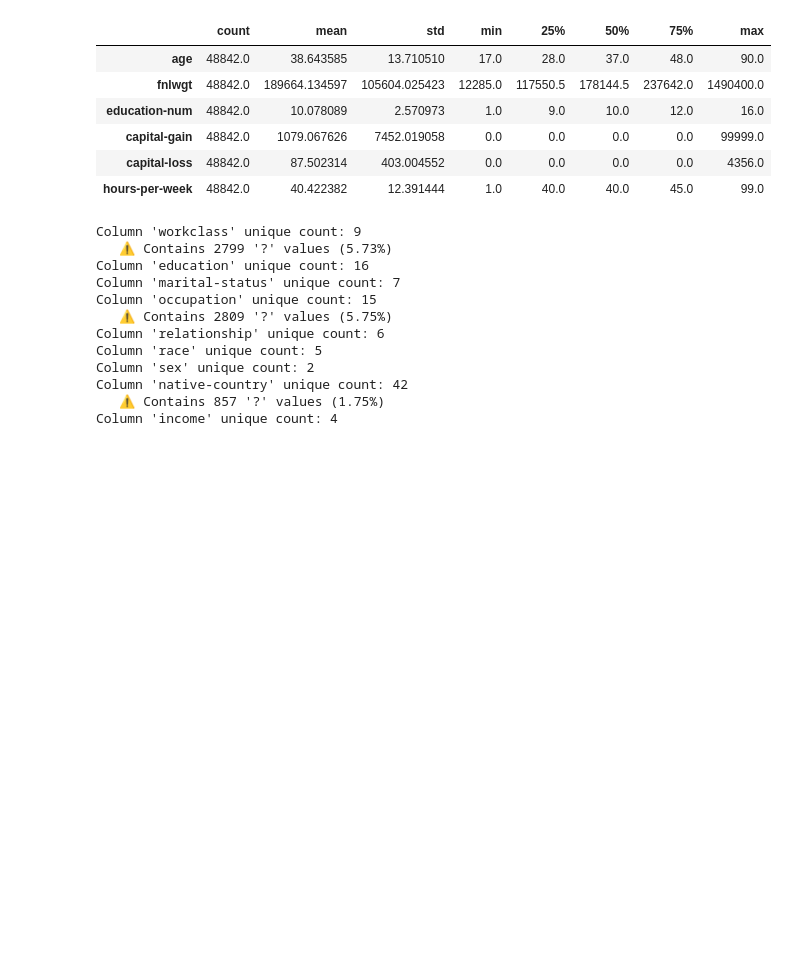
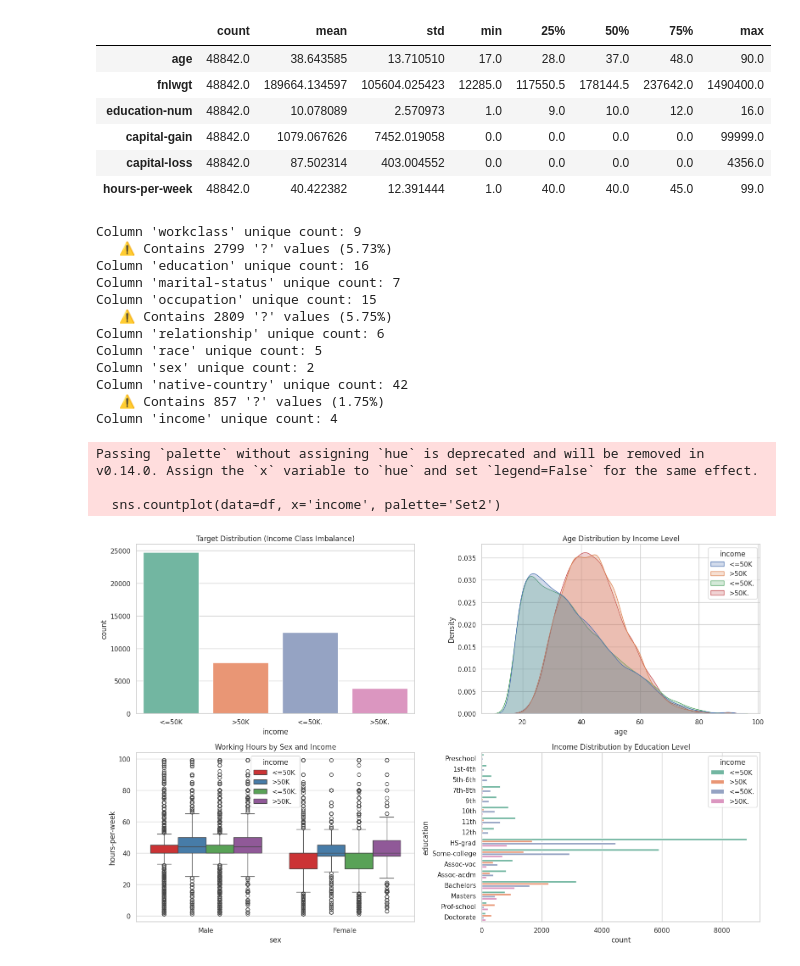
Before and after one commit to Malek720/MachineLearning, a Jupyter notebook: adult.ipynb, the cells around one changed output. Drawn from its saved outputs; the diff is of its cells as text; code cells hidden in the pictures; blank space fills up the shorter version.

```diff
--- a/adult.ipynb
+++ b/adult.ipynb
@@ -134,3 +160,39 @@ Column 'sex' unique count: 2
 Column 'native-country' unique count: 42
    ⚠️ Contains 857 '?' values (1.75%)
 Column 'income' unique count: 4
+# %%
+import matplotlib.pyplot as plt
+import seaborn as sns
+
+# Set style
+sns.set_theme(style="whitegrid")
+plt.figure(figsize=(16, 10))
+
+# 1. Target Class Distribution
+plt.subplot(2, 2, 1)
+sns.countplot(data=df, x='income', palette='Set2')
+plt.title("Target Distribution (Income Class Imbalance)")
+
+# 2. Age distribution by Income
+plt.subplot(2, 2, 2)
+sns.kdeplot(data=df, x='age', hue='income', fill=True, common_norm=False)
+plt.title("Age Distribution by Income Level")
+
+# 3. Hours per week by Sex and Income
+plt.subplot(2, 2, 3)
+sns.boxplot(data=df, x='sex', y='hours-per-week', hue='income', palette='Set1')
+plt.title("Working Hours by Sex and Income")
+
+# 4. Education Level vs Income
+plt.subplot(2, 2, 4)
+education_order = df.groupby('education')['education-num'].mean().sort_values().index
+sns.countplot(data=df, y='education', hue='income', order=education_order, palette='Set2')
+plt.title("Income Distribution by Education Level")
+
+plt.tight_layout()
+plt.show()
+# %% [output]
+Passing `palette` without assigning `hue` is deprecated and will be removed in v0.14.0. Assign the `x` variable to `hue` and set `legend=False` for the same effect.
+
+  sns.countplot(data=df, x='income', palette='Set2')
+[figure, added]
```
Also changed, not shown: parts of 6 cells of this notebook.
